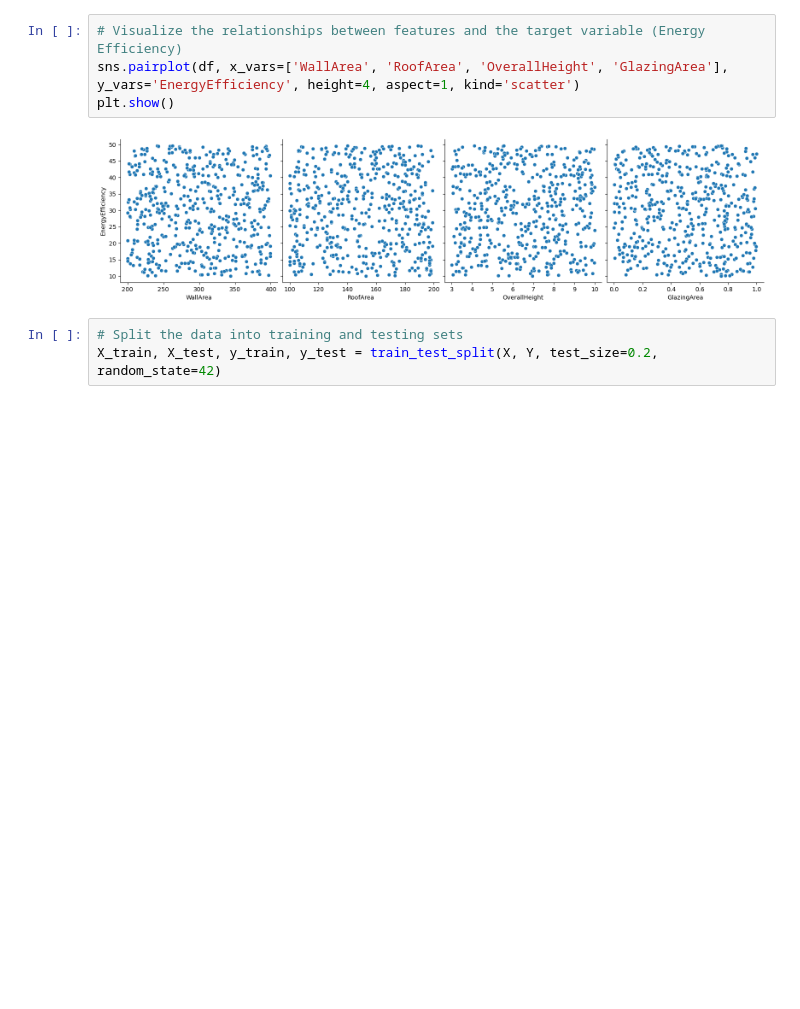
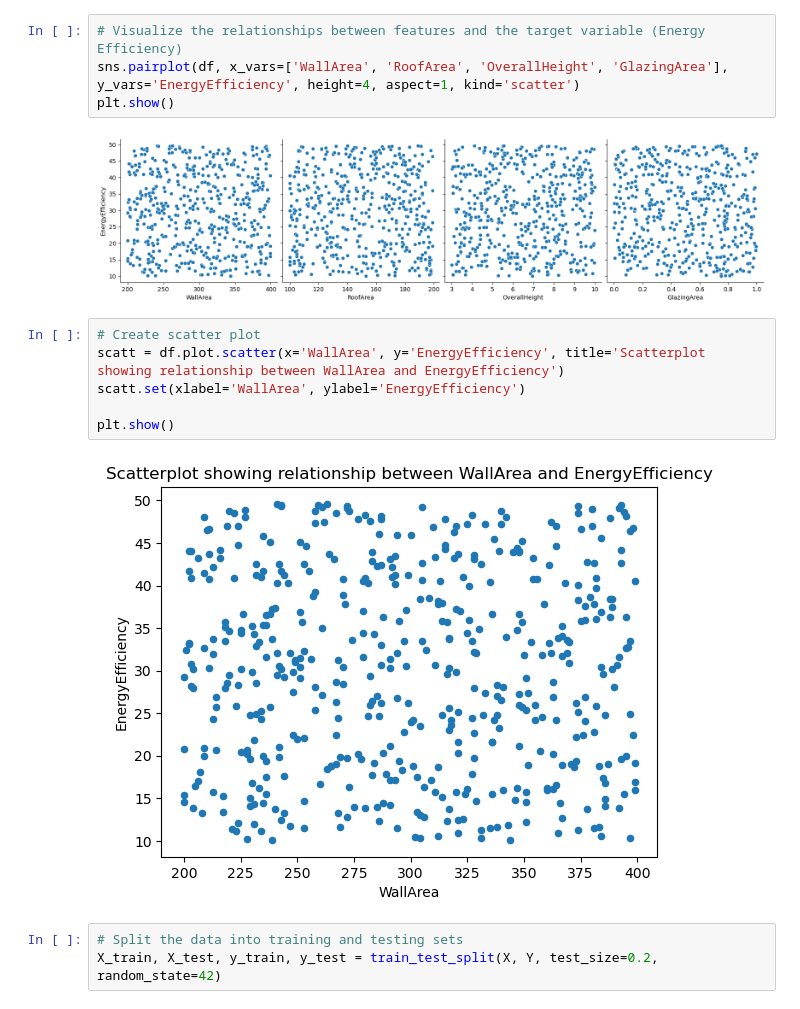
Before and after one commit to endiesworld/ML_projects, a Jupyter notebook: supervised_intro.ipynb, the cells around one changed output. Drawn from its saved outputs; the diff is of its cells as text; blank space fills up the shorter version.

```diff
--- a/supervised_intro.ipynb
+++ b/supervised_intro.ipynb
@@ -51,6 +51,14 @@ sns.pairplot(df, x_vars=['WallArea', 'RoofArea', 'OverallHeight', 'GlazingArea']
 plt.show()
 # %% [output]
 [figure]
+# %%
+# Create scatter plot
+scatt = df.plot.scatter(x='WallArea', y='EnergyEfficiency', title='Scatterplot showing relationship between WallArea and EnergyEfficiency')
+scatt.set(xlabel='WallArea', ylabel='EnergyEfficiency')
+
+plt.show()
+# %% [output]
+[figure, added]
 # %%
 # Split the data into training and testing sets
 X_train, X_test, y_train, y_test = train_test_split(X, Y, test_size=0.2, random_state=42)
```
Also changed, not shown: parts of 1 cell of this notebook, 1 other file.
